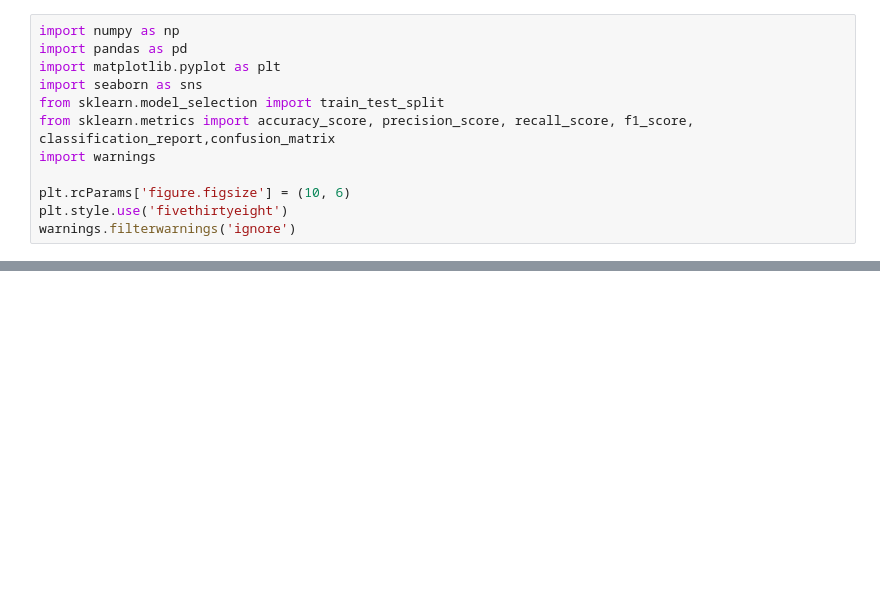
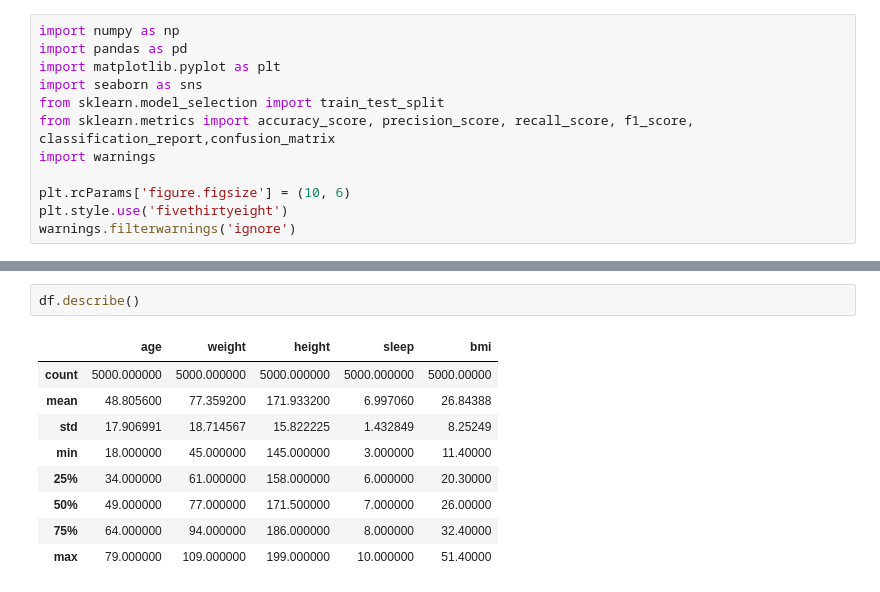
Before and after one commit to jpsvalentim/machine-learning-aplicado-a-saude, a Jupyter notebook: saude.ipynb, the cells around one changed output, grey strips where cells are left out. Drawn from its saved outputs; the diff is of its cells as text; blank space fills up the shorter version.

```diff
--- a/saude.ipynb
+++ b/saude.ipynb
@@ -47,0 +106,12 @@ warnings.filterwarnings('ignore')
+# %%
+df.describe()
+# %% [output]
+|  | age | weight | height | sleep | bmi |
+| count | 5000.000000 | 5000.000000 | 5000.000000 | 5000.000000 | 5000.00000 |
+| mean | 48.805600 | 77.359200 | 171.933200 | 6.997060 | 26.84388 |
+| std | 17.906991 | 18.714567 | 15.822225 | 1.432849 | 8.25249 |
+| min | 18.000000 | 45.000000 | 145.000000 | 3.000000 | 11.40000 |
+| 25% | 34.000000 | 61.000000 | 158.000000 | 6.000000 | 20.30000 |
+| 50% | 49.000000 | 77.000000 | 171.500000 | 7.000000 | 26.00000 |
+| 75% | 64.000000 | 94.000000 | 186.000000 | 8.000000 | 32.40000 |
+| max | 79.000000 | 109.000000 | 199.000000 | 10.000000 | 51.40000 |
```
Also changed, not shown: parts of 9 cells of this notebook.
